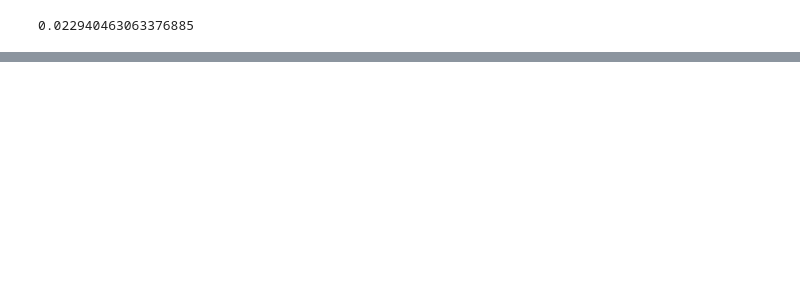
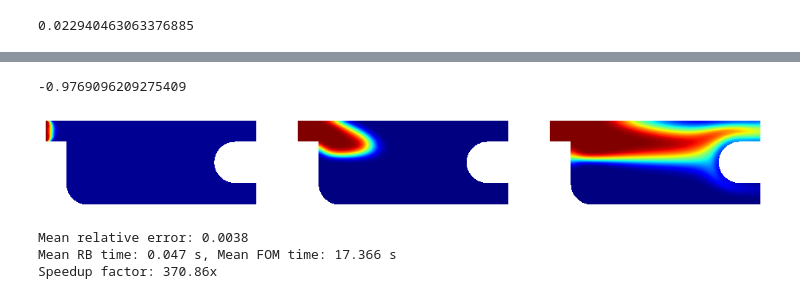
Before and after one commit to Mahshad-RM/MOR, a Jupyter notebook: Assignments_overview_Part_1.ipynb, the cells around one changed output, grey strips where cells are left out. Cells and saved outputs as stored; diff of their text form; code cells hidden in the pictures; blank space fills up the shorter version.

```diff
--- a/Assignments_overview_Part_1.ipynb
+++ b/Assignments_overview_Part_1.ipynb
@@ -87,0 +203,15 @@ print(bottomOutflow(u))
+# %%
+# Assuming uFOM is a tuple where the first element contains the simulation data
+#uFOM_data = uFOM[0]
+
+#fe.animate(uFOM_data[::10], Vh)
+# Assuming uFOM is a tuple where the first element contains the simulation data
+uFOM_data = uFOM[0]
+
+# Access specific time steps using slicing
+fe.multiplot(uFOM_data[[10, 200, 700]],  (1, 3),Vh)
+j_fom = bottomOutflow(uFOM_data)
+print(j_fom)
+# %% [output]
+-0.9769096209275409
+[figure, added]
@@ -87,0 +257,8 @@ print(bottomOutflow(u))
+# %%
+print(f"Mean relative error: {np.mean(errors):.4f}")
+print(f"Mean RB time: {np.mean(times_rb):.3f} s, Mean FOM time: {np.mean(times_fom):.3f} s")
+print(f"Speedup factor: {np.mean(times_fom) / np.mean(times_rb):.2f}x")
+# %% [output]
+Mean relative error: 0.0038
+Mean RB time: 0.047 s, Mean FOM time: 17.366 s
+Speedup factor: 370.86x
```
Also changed, not shown: parts of 27 cells of this notebook.
